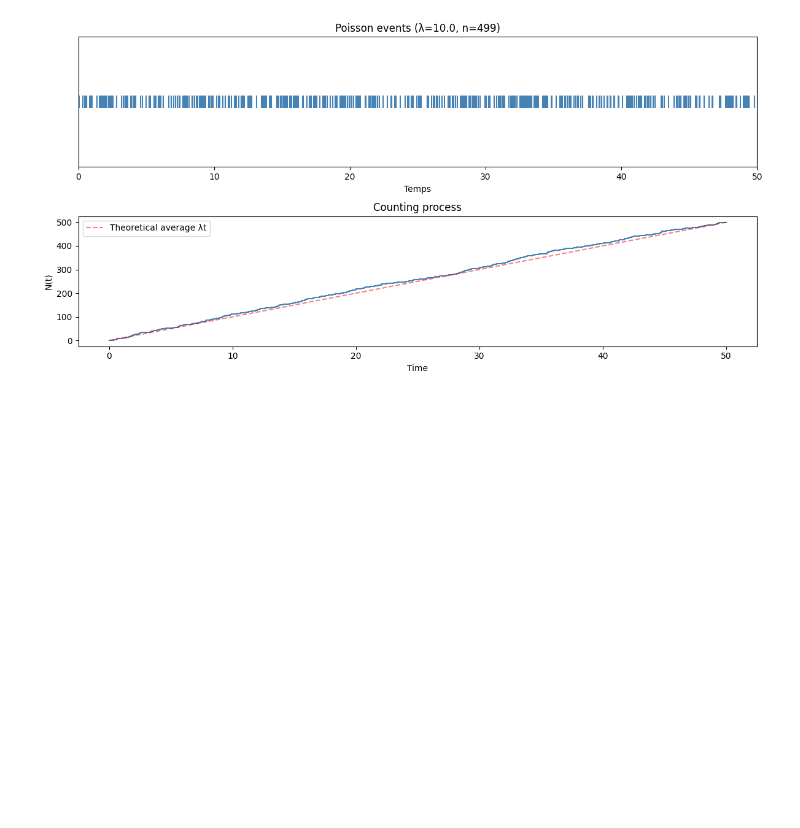
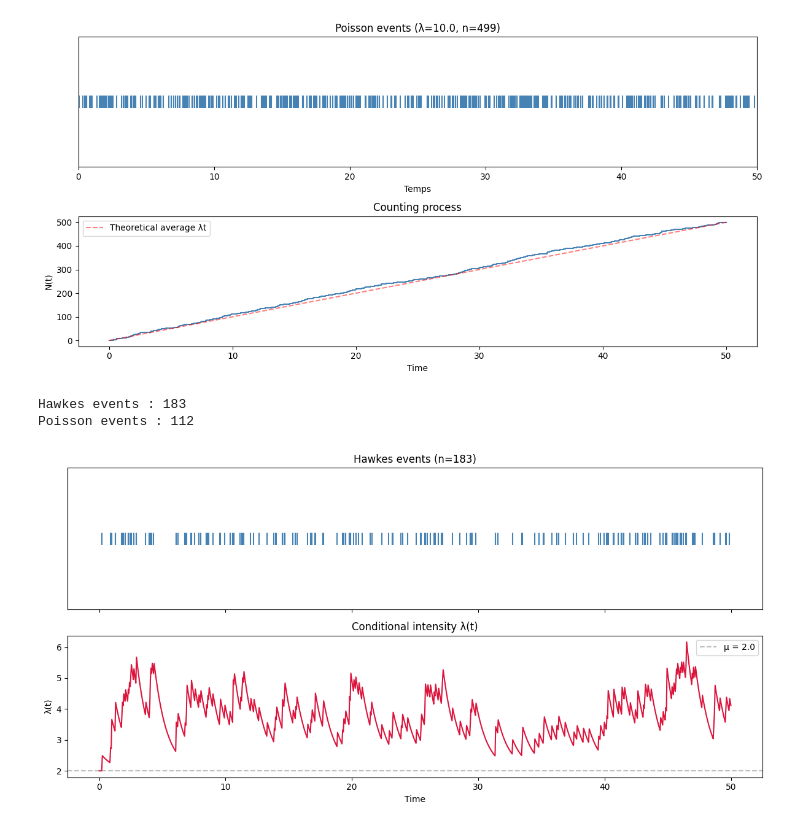
Before and after one commit to Suprzm/hawkes-lob, a Jupyter notebook: notebooks/02_hawkes_development.ipynb, the cells around one changed output. Cells and saved outputs as stored; diff of their text form; code cells hidden in the pictures; blank space fills up the shorter version.

Commit message:
feat: Hawkes process simulation and intensity visualization

```diff
--- a/notebooks/02_hawkes_development.ipynb
+++ b/notebooks/02_hawkes_development.ipynb
@@ -14,3 +14,16 @@ Expected (~λ*T)  : 500.0
 plot_poisson(events, T=50.0, lambda_=10.0)
 # %% [output]
 [figure]
+# %%
+events = simulate_hawkes(mu=2.0, alpha=0.5, beta=1.0, T=50.0, seed=42)
+print(f"Hawkes events : {len(events)}")
+
+poisson_events = simulate_poisson(lambda_=2.0, T=50.0, seed=42)
+print(f"Poisson events : {len(poisson_events)}")
+# %% [output]
+Hawkes events : 183
+Poisson events : 112
+# %%
+plot_intensity(events, T=50.0, mu=2.0, alpha=0.5, beta=1.0)
+# %% [output]
+[figure, added]
```
Also changed, not shown: parts of 1 cell of this notebook, 1 other file.
